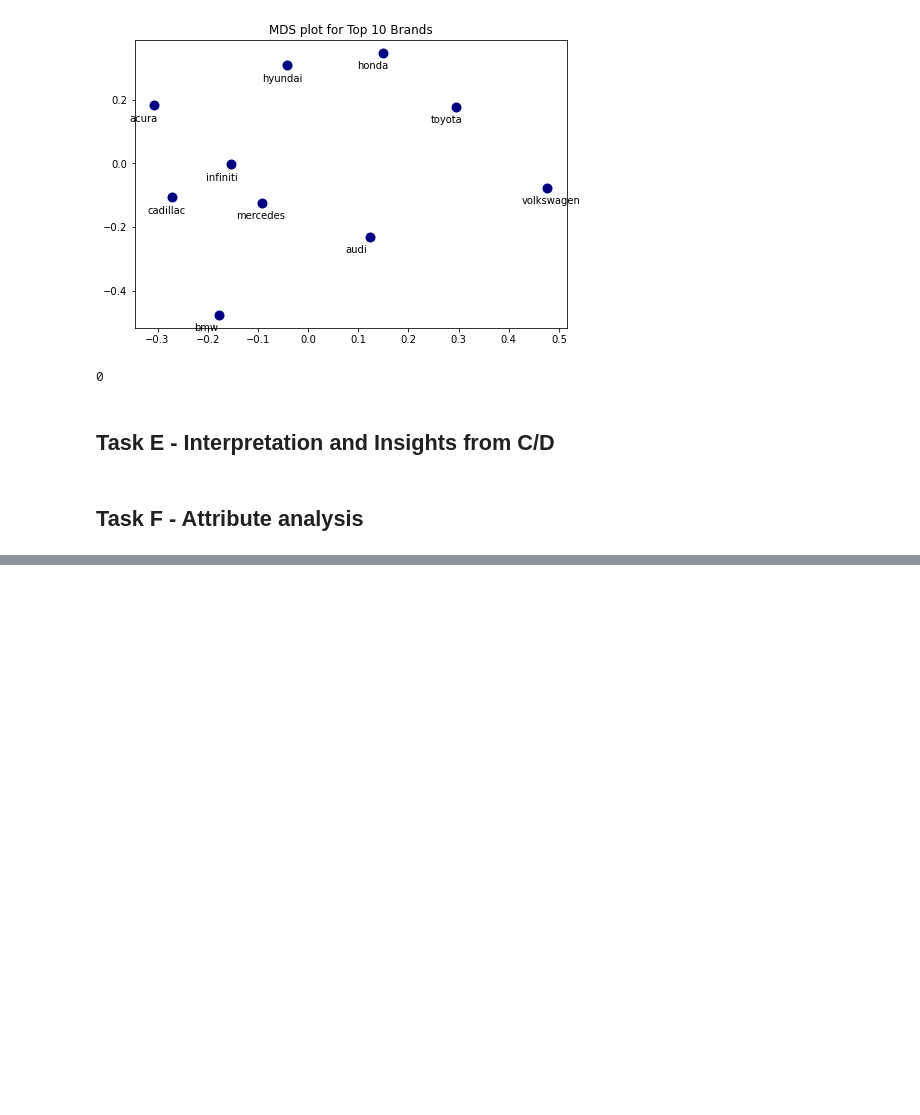
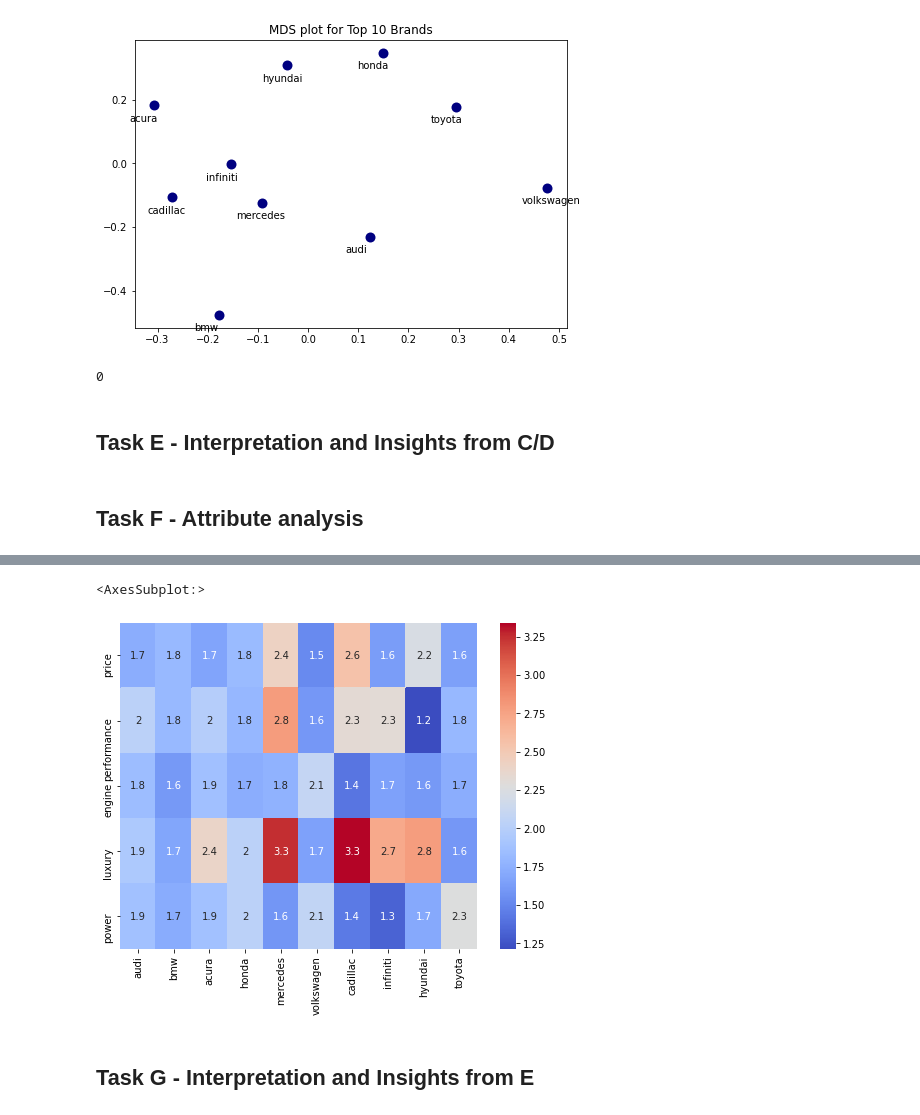
Before and after one commit to vicgpt/Unstructured-Data-Analytics, a Jupyter notebook: Assignment 1 - Car Brands/Car-Brand-Text-Analytics-vishal.ipynb, the cells around one changed output, grey strips where cells are left out. Cells and saved outputs as stored; diff of their text form; code cells hidden in the pictures; blank space fills up the shorter version.

Commit message:
task f done, created heatplot for lifts

```diff
--- a/Assignment 1 - Car Brands/Car-Brand-Text-Analytics-vishal.ipynb
+++ b/Assignment 1 - Car Brands/Car-Brand-Text-Analytics-vishal.ipynb
@@ -528,0 +613,16 @@ position of the each brand in MDS [[-0.30664842  0.1822322 ]
+# %%
+# creating data frame for brand attribute lift
+brand_attribute_lift = pd.DataFrame(np.zeros((len(top10_brands), len(top5_attributes))))
+brand_attribute_lift.index = top10_brands['Brand'].values
+brand_attribute_lift.columns = top5_attributes
+
+for i in brand_attribute_lift.index:
+    b = brand_occurence_df.loc[:, i].values
+
+    for j in brand_attribute_lift.columns:
+        a = attribute_occurence_df.loc[:, j].values
+        print(len(brand_occurence_df), np.dot(a, b), np.sum(a), np.sum(b))
+        brand_attribute_lift.loc[i, j] = len(brand_occurence_df) * np.dot(a, b)/np.sum(a)/np.sum(b)
+
+# brand_attribute_lift.replace(0, 0.5, inplace=True)
+brand_attribute_lift
@@ -528,0 +658,9 @@ position of the each brand in MDS [[-0.30664842  0.1822322 ]
+# %%
+import seaborn as sns
+plt.figure(figsize=(8,6))
+sns.heatmap(brand_attribute_lift.T, annot=True, cmap='coolwarm')
+# %% [output]
+<AxesSubplot:>
+[figure, added]
+# %% [markdown]
+## Task G - Interpretation and Insights from E
```
Also changed, not shown: parts of 10 cells of this notebook.
